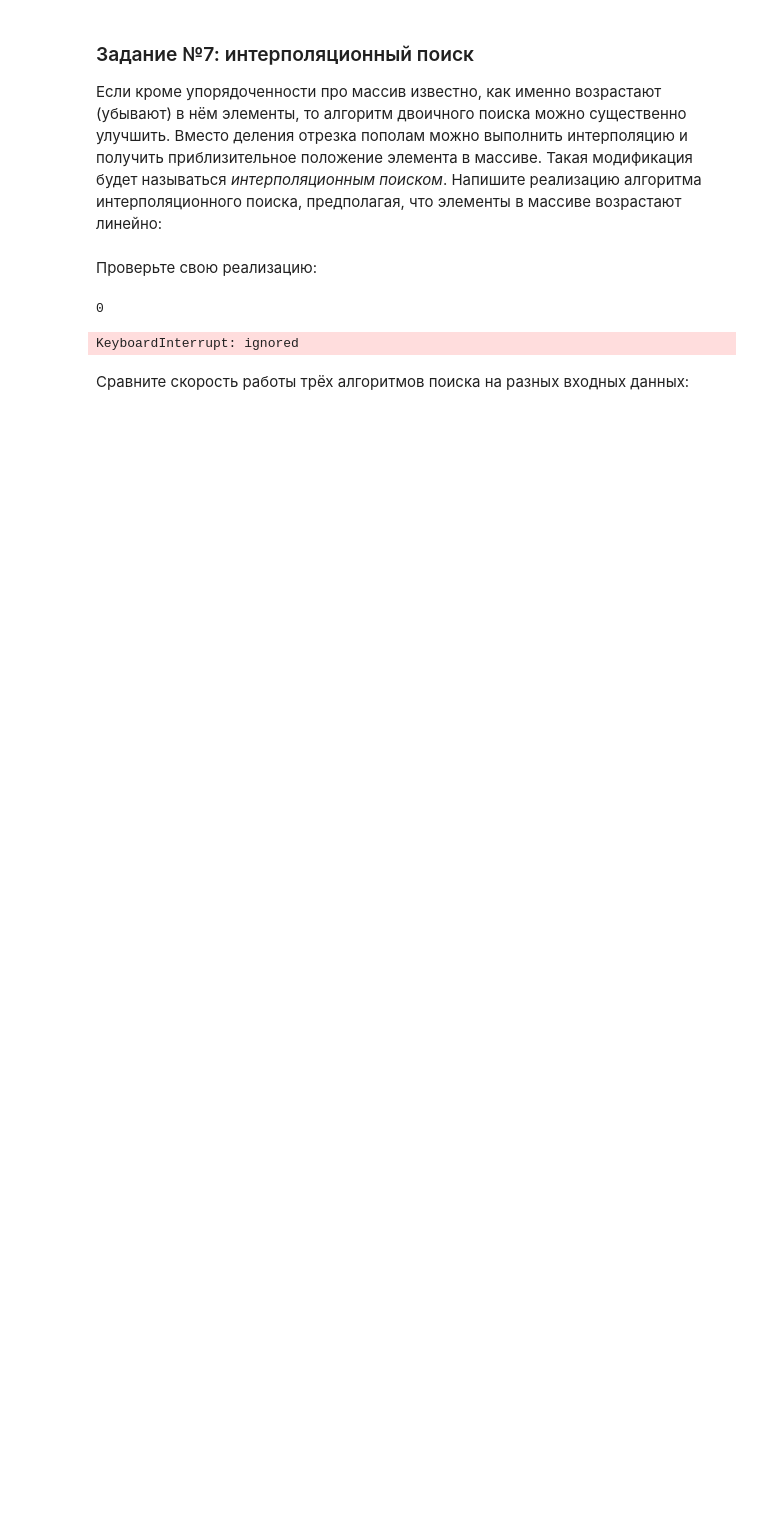
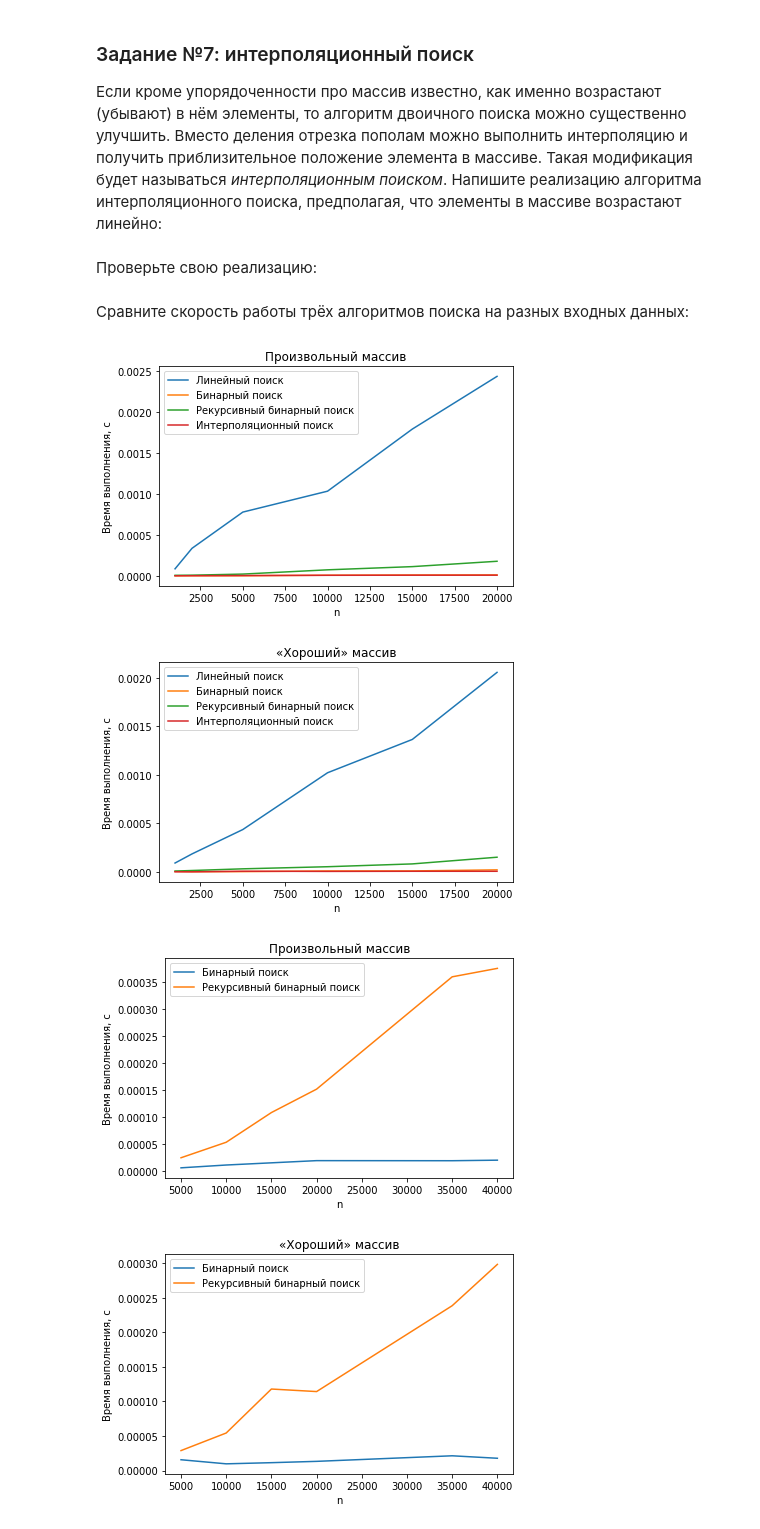
Before and after one commit to Heymdale/Python-practices, a Jupyter notebook: Practices.ipynb, the cells around one changed output. Drawn from its saved outputs; the diff is of its cells as text; code cells hidden in the pictures; blank space fills up the shorter version.

```diff
--- a/Practices.ipynb
+++ b/Practices.ipynb
@@ -3667,15 +3667,22 @@ assert search([1, 2, 3, 4, 5], 3)  == 2
 # %%
 # Рекурсивный бинарный поиск, сравним данную реализацию
 # с лекционной без рекурсии
+# На проверке сложность по графику оказалась ~ On, но мне не понятно почему,
+# плюс при каждой реккурентной итеррации
+# (если можно так выразиться) мы создаем массив длинной n/2,
+# что является O(logn)^2 по памяти. Но впринципе можно передавать границы,
+# получится On по памяти.
+# Возможно скорость теряется как раз из-за создания массивов по слайсам.
 def recursive_binary_search(a, x):
   length_a = len(a)
   if length_a == 1:
-    return 0
+      return 0 if a[0] == x else -1
   middle_index = length_a // 2
   middle = a[middle_index]
   if middle > x:
     return recursive_binary_search(a[:middle_index], x)
   elif middle < x:
-    return recursive_binary_search(a[middle_index+1:], x) + middle_index + 1
+    result = recursive_binary_search(a[middle_index:], x)
+    return result + middle_index if result != -1 else -1
   else:
     return middle_index
@@ -3728,40 +3796,48 @@ AssertionError: ignored
 # %%
 # В лекциях такого не помню, попробуем создать по описанию
 def interpolation_search(a, x):
-  i = x * (len(a)-1) // a[-1]
-  print(i)
   left = 0
   right = len(a) - 1
-  while not a[i] == x:
-    i = x * (right-left) // a[right]
-    print
+  while a[left] < x and a[right] > x:
+    if a[left] == a[right]:  # Если искомого значения нет в массиве
+      break
+    i = left + (right-left) * (x - a[left]) // (a[right] - a[left])
     if a[i] > x:
-      right = i
+      right = i - 1
+    elif a[i] < x:
+      left = i + 1
     else:
-      left = i
-  return i
+      return i
+  if a[left] == x:
+    return left
+  elif a[right] == x:
+    return right
+  return -1
 # %% [markdown]
 Проверьте свою реализацию:
 # %%
 assert interpolation_search([1, 2, 3, 4, 5, 6, 7, 8, 9, 12, 138],\
                            12) == 9
 assert interpolation_search([1, 138, 139, 140, 141, 142, 143, 144, 145, 146, 147, 148, 149],\
-                           12) == 9
+                           1) == 0
 assert interpolation_search([1, 2, 3, 4, 5], 5)  == 4
 assert interpolation_search([1, 2, 3, 4, 5], 3)  == 2
 assert interpolation_search([1, 2, 3, 4, 5], 1)  == 0
-# %% [output]
-0
-KeyboardInterrupt: ignored
 # %% [markdown]
 Сравните скорость работы трёх алгоритмов поиска на разных входных данных:
 # %%
 util.plot_search_results_small(
     ('Линейный поиск', search),
     ('Бинарный поиск', binary_search),
+    ('Рекурсивный бинарный поиск', recursive_binary_search),
     ('Интерполяционный поиск', interpolation_search),
 )
 util.plot_search_results_huge(
     ('Бинарный поиск', binary_search),
     ('Интерполяционный поиск', interpolation_search),
 )
+# %% [output]
+[figure, added]
+[figure, added]
+[figure, added]
+[figure, added]
```
Also changed, not shown: parts of 17 cells of this notebook.
